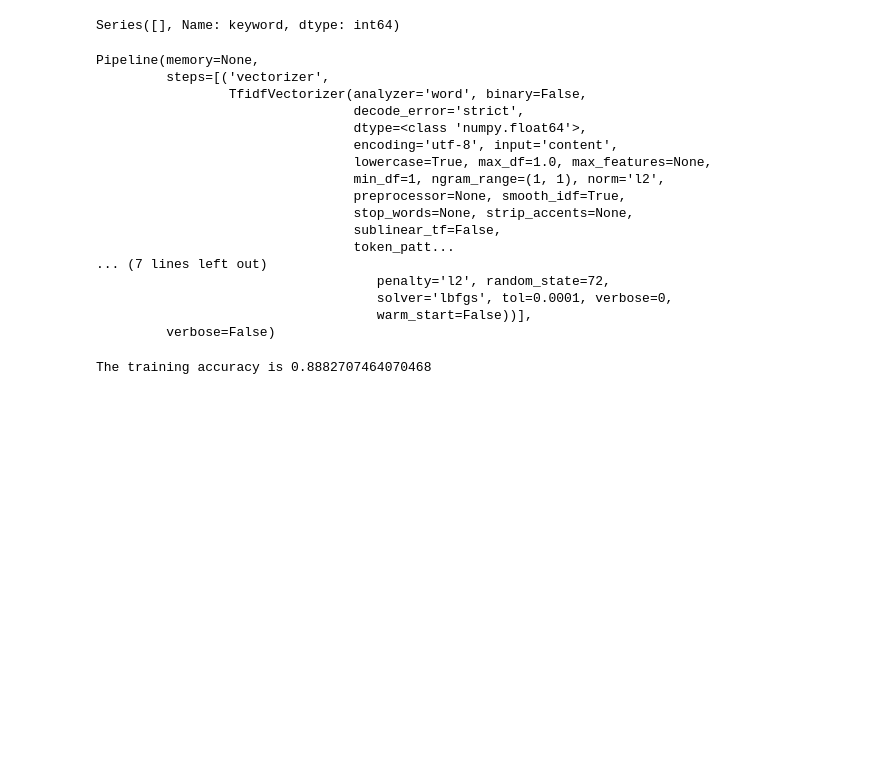
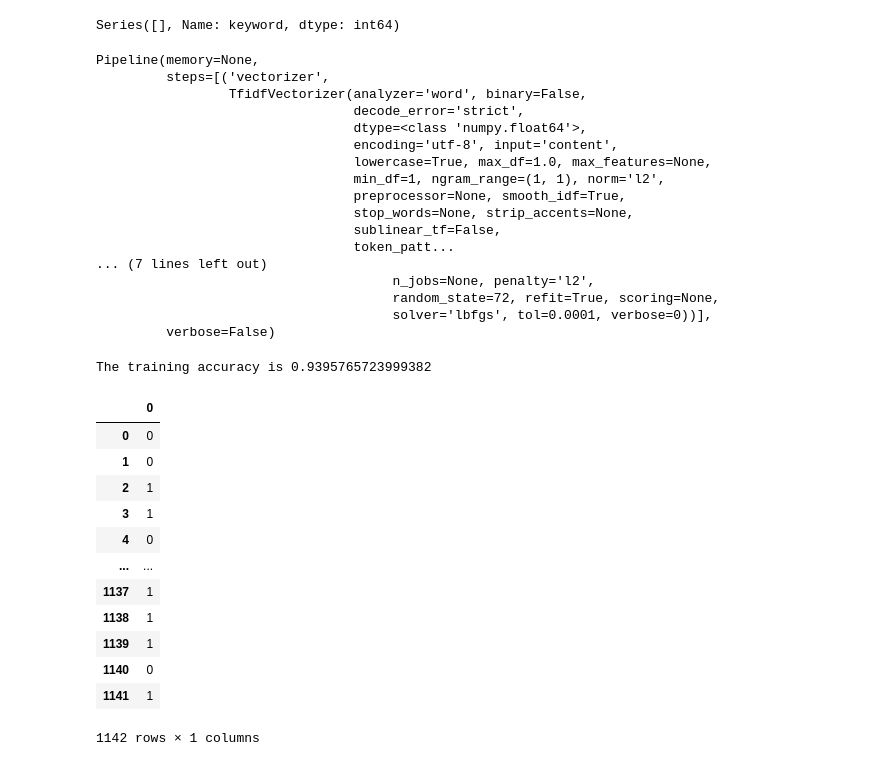
Before and after one commit to sfrancey/Real-or-Not-NLP-with-Disaster-Tweets_Team_Blancpain, a Jupyter notebook: Code/team_blancpain.ipynb, the cells around one changed output. Cells and saved outputs as stored; diff of their text form; code cells hidden in the pictures; blank space fills up the shorter version.

```diff
--- a/Code/team_blancpain.ipynb
+++ b/Code/team_blancpain.ipynb
@@ -199,10 +199,10 @@ X_test = df_test["text"]
 # %%
 tfidf_feature_vector = TfidfVectorizer(tokenizer=tokenize_function)
 # %%
-l_reg = LogisticRegression(solver="lbfgs", max_iter=1000, random_state = 72)
+classifierCV = LogisticRegressionCV(solver='lbfgs', cv=5, max_iter=10000, random_state=72)
 # %%
 pipe = Pipeline([('vectorizer', tfidf_feature_vector),
-                 ('classifier', l_reg)])
+                 ('classifier', classifierCV)])
 # %%
 pipe.fit(X_train, y_train)
 # %% [output]
@@ -219,9 +219,9 @@ Pipeline(memory=None,
                                  sublinear_tf=False,
                                  token_patt...
 ... (7 lines left out)
-                                    penalty='l2', random_state=72,
-                                    solver='lbfgs', tol=0.0001, verbose=0,
-                                    warm_start=False))],
+                                      n_jobs=None, penalty='l2',
+                                      random_state=72, refit=True, scoring=None,
+                                      solver='lbfgs', tol=0.0001, verbose=0))],
          verbose=False)
 # %%
 sentiment_pred = pipe.predict(X_test)
@@ -229,4 +229,22 @@ sentiment_pred = pipe.predict(X_test)
 train_accuracy_score = accuracy_score(y_train, pipe.predict(X_train))
 print("The training accuracy is", train_accuracy_score)
 # %% [output]
-The training accuracy is 0.8882707464070468
+The training accuracy is 0.9395765723999382
+# %%
+soumission = pd.DataFrame(sentiment_pred)
+# %%
+soumission
+# %% [output]
+|  | 0 |
+| 0 | 0 |
+| 1 | 0 |
+| 2 | 1 |
+| 3 | 1 |
+| 4 | 0 |
+| ... | ... |
+| 1137 | 1 |
+| 1138 | 1 |
+| 1139 | 1 |
+| 1140 | 0 |
+| 1141 | 1 |
+1142 rows × 1 columns
```
Also changed, not shown: parts of 2 cells of this notebook.
